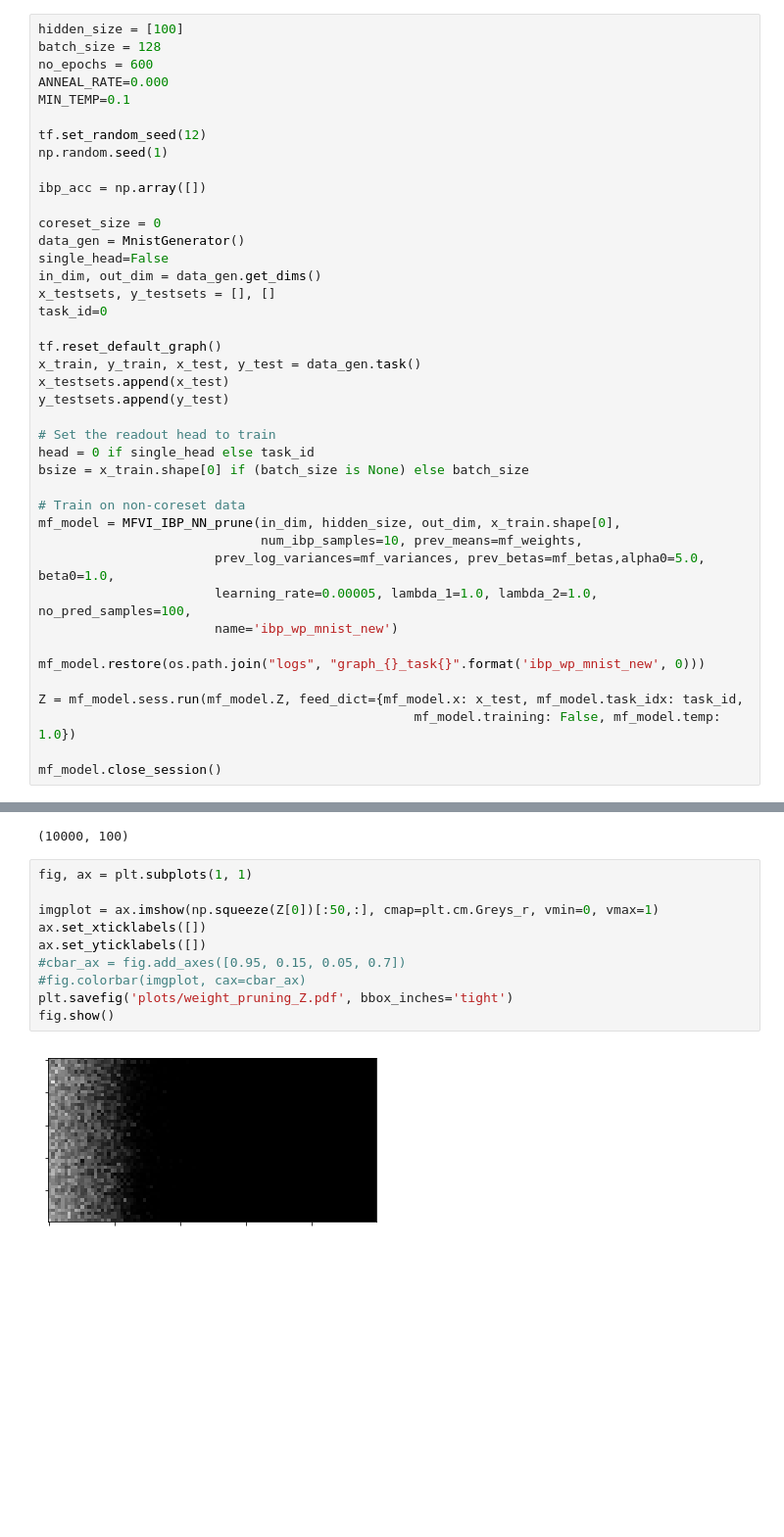
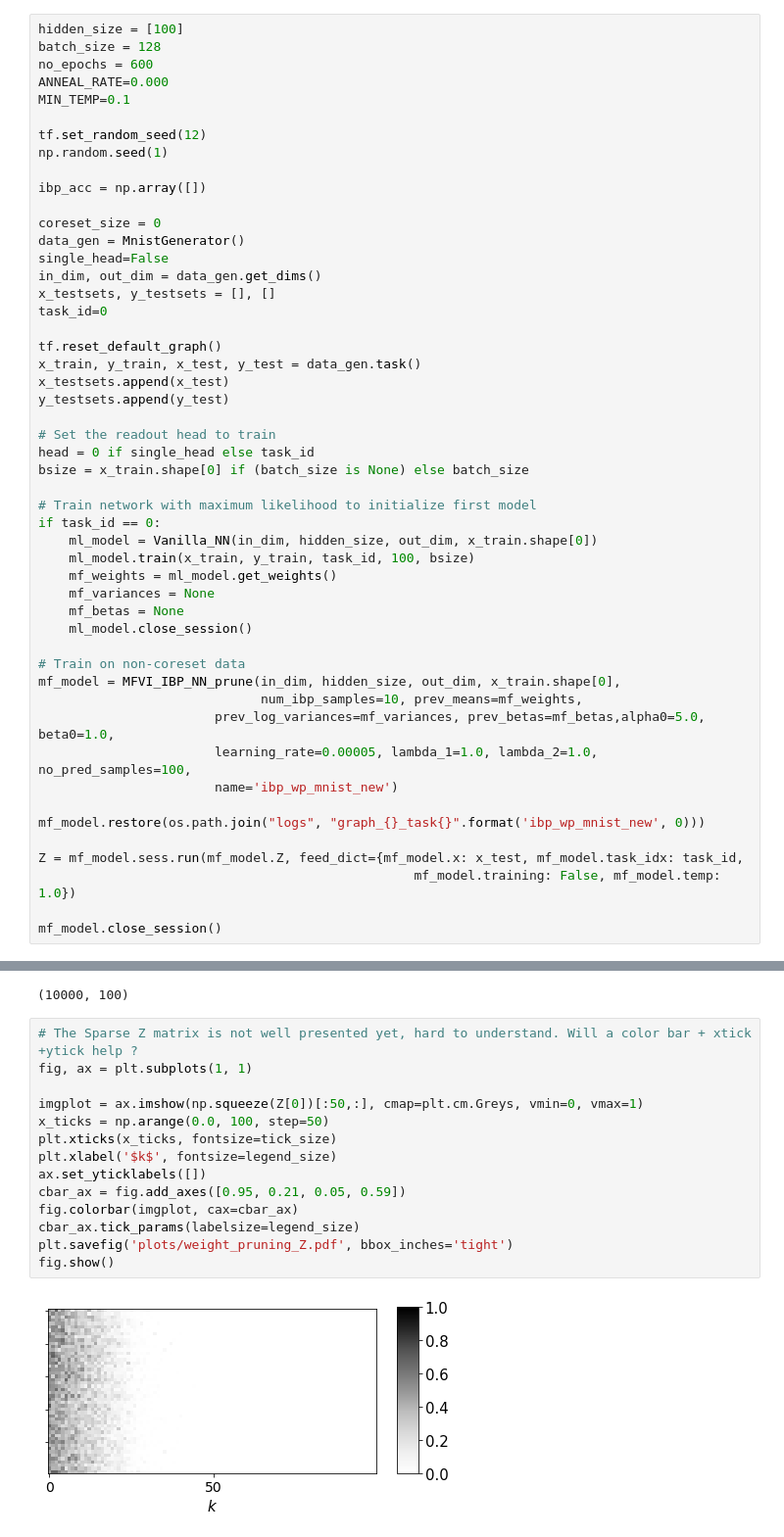
Before and after one commit to skezle/IBP_BNN, a Jupyter notebook: ddm/weight_pruning.ipynb, the cells around one changed output, grey strips where cells are left out. Shown at 98% size. Saved outputs shown, nothing was run; the diff lists cells and outputs as text; blank space fills up the shorter version.

```diff
--- a/ddm/weight_pruning.ipynb
+++ b/ddm/weight_pruning.ipynb
@@ -528,6 +596,15 @@ y_testsets.append(y_test)
 head = 0 if single_head else task_id
 bsize = x_train.shape[0] if (batch_size is None) else batch_size
 
+# Train network with maximum likelihood to initialize first model
+if task_id == 0:
+    ml_model = Vanilla_NN(in_dim, hidden_size, out_dim, x_train.shape[0])
+    ml_model.train(x_train, y_train, task_id, 100, bsize)
+    mf_weights = ml_model.get_weights()
+    mf_variances = None
+    mf_betas = None
+    ml_model.close_session()
+
 # Train on non-coreset data
 mf_model = MFVI_IBP_NN_prune(in_dim, hidden_size, out_dim, x_train.shape[0],
                              num_ibp_samples=10, prev_means=mf_weights,
@@ -574,14 +660,18 @@ np.squeeze(Z[0]).shape
 # %% [output]
 (10000, 100)
 # %%
+# The Sparse Z matrix is not well presented yet, hard to understand. Will a color bar + xtick +ytick help ?
 fig, ax = plt.subplots(1, 1)
 
-imgplot = ax.imshow(np.squeeze(Z[0])[:50,:], cmap=plt.cm.Greys_r, vmin=0, vmax=1)
-ax.set_xticklabels([])
+imgplot = ax.imshow(np.squeeze(Z[0])[:50,:], cmap=plt.cm.Greys, vmin=0, vmax=1)
+x_ticks = np.arange(0.0, 100, step=50)
+plt.xticks(x_ticks, fontsize=tick_size)
+plt.xlabel('$k$', fontsize=legend_size)
 ax.set_yticklabels([])
-#cbar_ax = fig.add_axes([0.95, 0.15, 0.05, 0.7])
-#fig.colorbar(imgplot, cax=cbar_ax)
+cbar_ax = fig.add_axes([0.95, 0.21, 0.05, 0.59])
+fig.colorbar(imgplot, cax=cbar_ax)
+cbar_ax.tick_params(labelsize=legend_size)
 plt.savefig('plots/weight_pruning_Z.pdf', bbox_inches='tight')
 fig.show()
 # %% [output]
-[figure, old version]
+[figure, new version]
```
Also changed, not shown: parts of 9 cells of this notebook.
